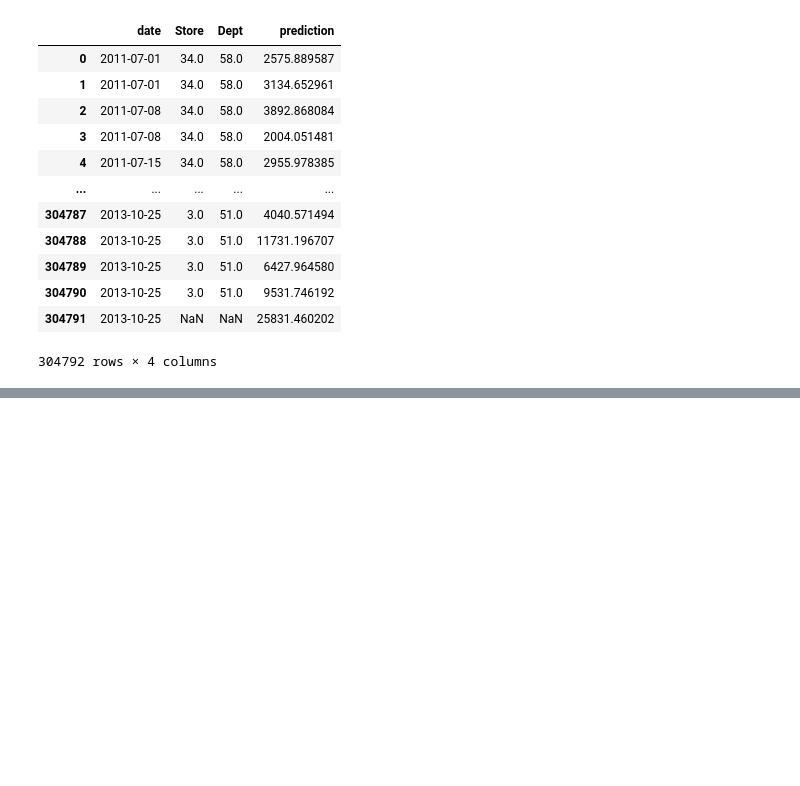
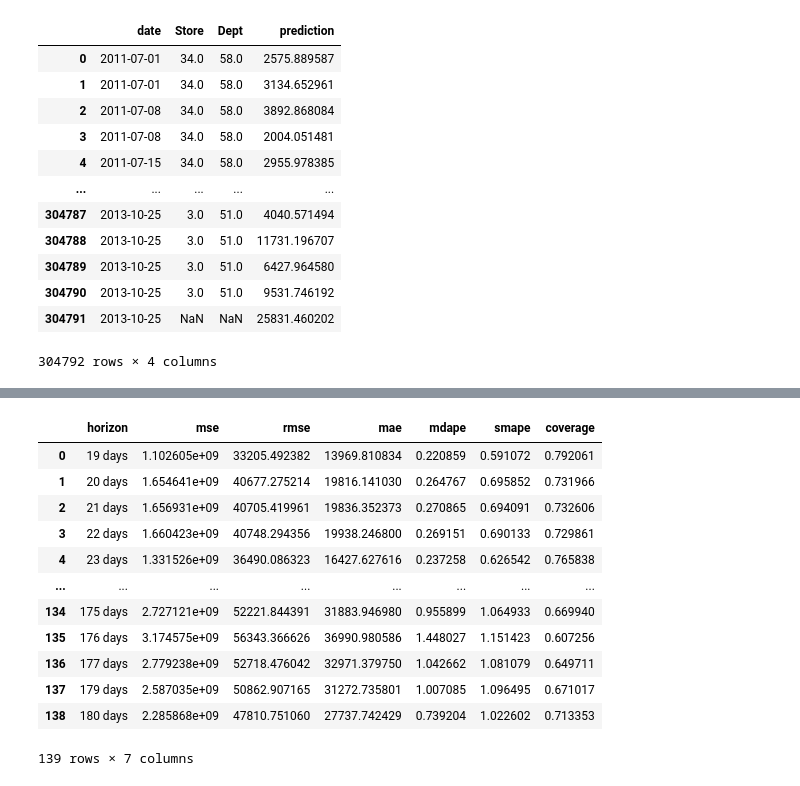
Before and after one commit to jpgianfaldoni/challenge-mle, a Jupyter notebook: notebooks/prophet_training.ipynb, the cells around one changed output, grey strips where cells are left out. Saved outputs shown, nothing was run; the diff lists cells and outputs as text; code cells hidden in the pictures; blank space fills up the shorter version.

```diff
--- a/notebooks/prophet_training.ipynb
+++ b/notebooks/prophet_training.ipynb
@@ -215,2 +222,16 @@ df_p = performance_metrics(df_cv)
 # %%
-df_p.head(180)
+df_p
+# %% [output]
+|  | horizon | mse | rmse | mae | mdape | smape | coverage |
+| 0 | 19 days | 1.102605e+09 | 33205.492382 | 13969.810834 | 0.220859 | 0.591072 | 0.792061 |
+| 1 | 20 days | 1.654641e+09 | 40677.275214 | 19816.141030 | 0.264767 | 0.695852 | 0.731966 |
+| 2 | 21 days | 1.656931e+09 | 40705.419961 | 19836.352373 | 0.270865 | 0.694091 | 0.732606 |
+| 3 | 22 days | 1.660423e+09 | 40748.294356 | 19938.246800 | 0.269151 | 0.690133 | 0.729861 |
+| 4 | 23 days | 1.331526e+09 | 36490.086323 | 16427.627616 | 0.237258 | 0.626542 | 0.765838 |
+| ... | ... | ... | ... | ... | ... | ... | ... |
+| 134 | 175 days | 2.727121e+09 | 52221.844391 | 31883.946980 | 0.955899 | 1.064933 | 0.669940 |
+| 135 | 176 days | 3.174575e+09 | 56343.366626 | 36990.980586 | 1.448027 | 1.151423 | 0.607256 |
+| 136 | 177 days | 2.779238e+09 | 52718.476042 | 32971.379750 | 1.042662 | 1.081079 | 0.649711 |
+| 137 | 179 days | 2.587035e+09 | 50862.907165 | 31272.735801 | 1.007085 | 1.096495 | 0.671017 |
+| 138 | 180 days | 2.285868e+09 | 47810.751060 | 27737.742429 | 0.739204 | 1.022602 | 0.713353 |
+139 rows × 7 columns
```
Also changed, not shown: parts of 2 cells of this notebook, 2 other files.
